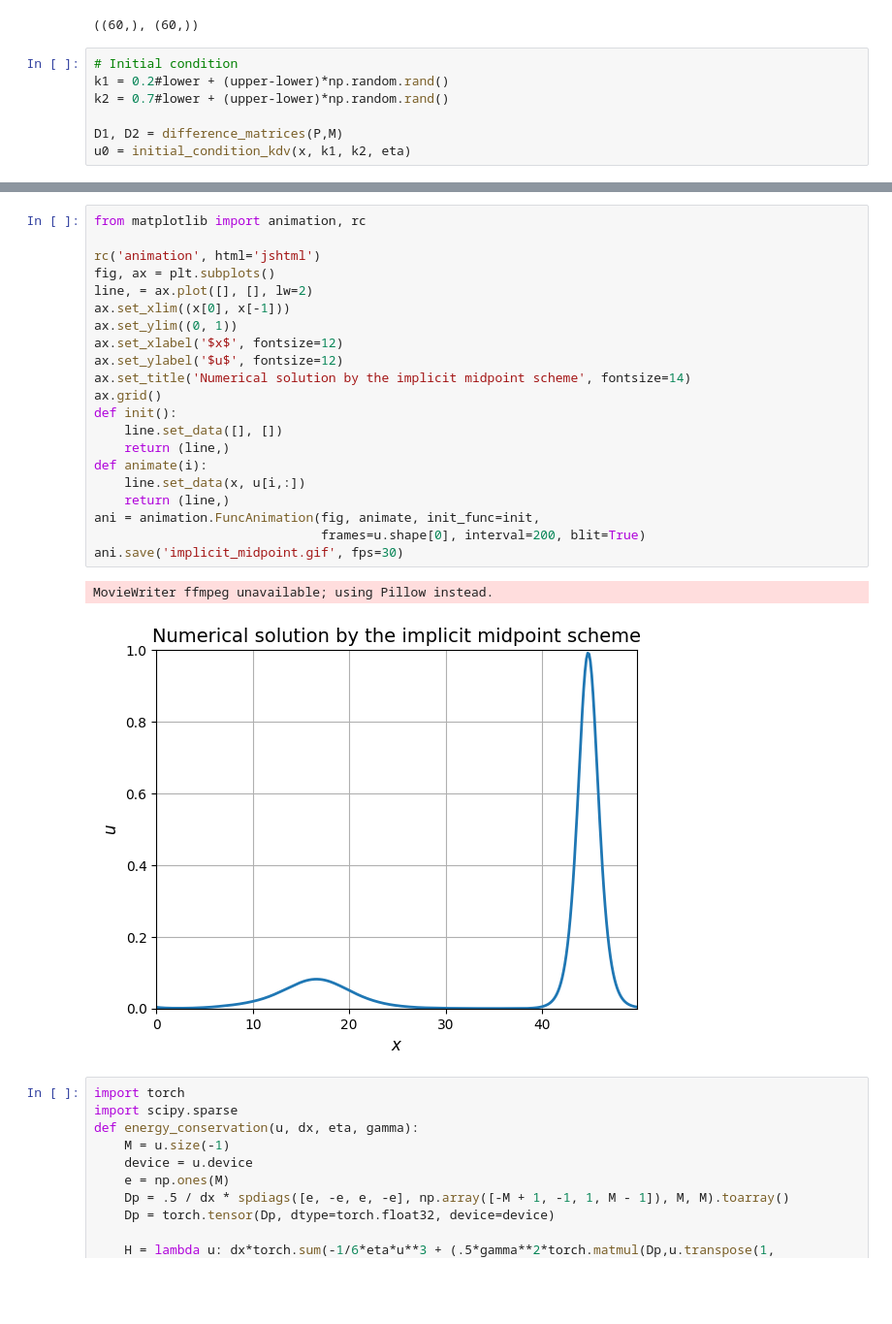
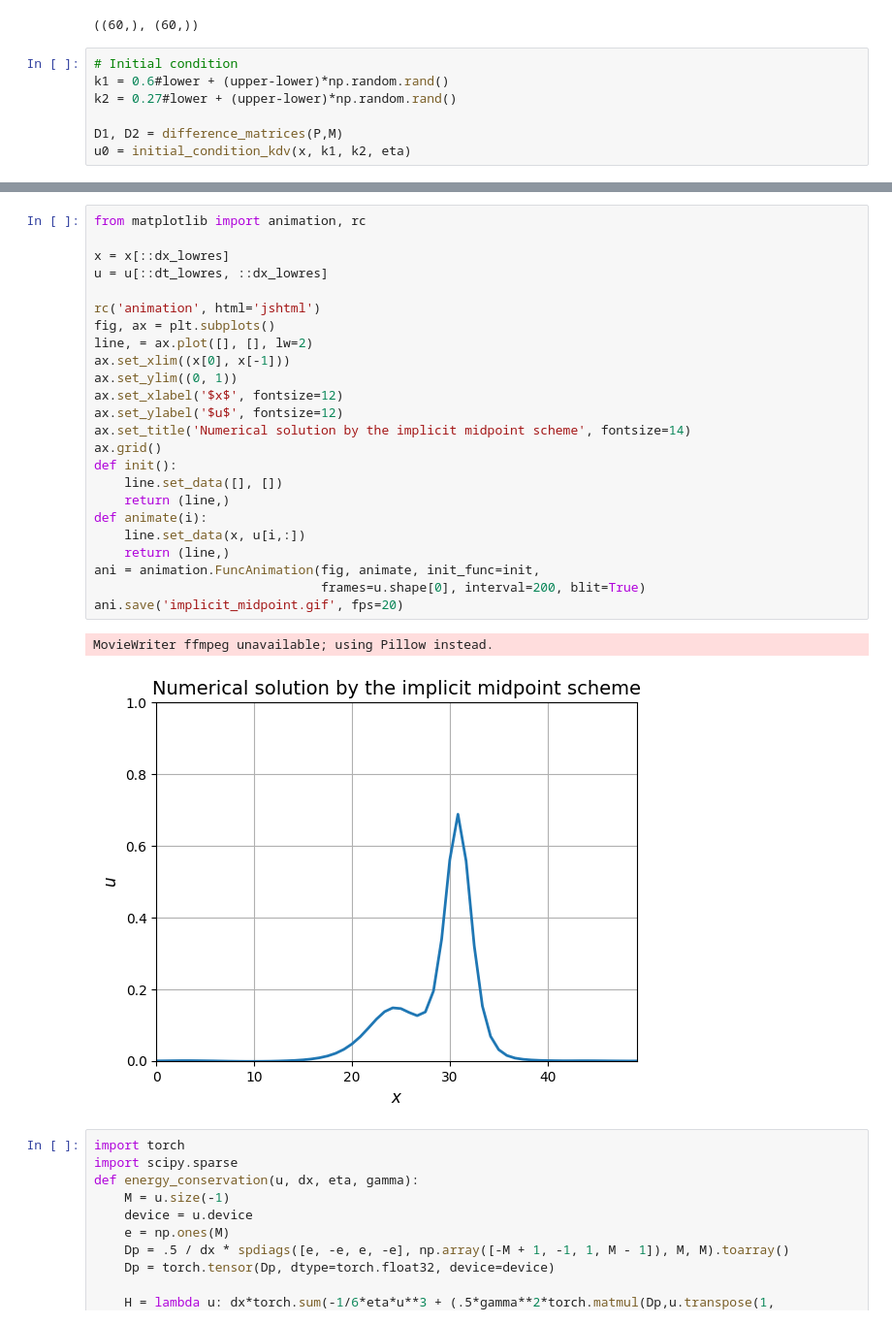
Before and after one commit to Kohmann/master-GAN, a Jupyter notebook: waveEquations/kdv_minimal.ipynb, the cells around one changed output, grey strips where cells are left out. Shown at 97% size. Saved outputs shown, nothing was run; the diff lists cells and outputs as text; blank space fills up the shorter version.

```diff
--- a/waveEquations/kdv_minimal.ipynb
+++ b/waveEquations/kdv_minimal.ipynb
@@ -112,8 +112,8 @@ dx_lowres = 6, dt_lowres = 6
 ((60,), (60,))
 # %%
 # Initial condition
-k1 = 0.2#lower + (upper-lower)*np.random.rand()
-k2 = 0.7#lower + (upper-lower)*np.random.rand()
+k1 = 0.6#lower + (upper-lower)*np.random.rand()
+k2 = 0.27#lower + (upper-lower)*np.random.rand()
 
 D1, D2 = difference_matrices(P,M)
 u0 = initial_condition_kdv(x, k1, k2, eta)
@@ -161,27 +161,30 @@ Wall time: 7.06 s
 # %%
 from matplotlib import animation, rc
+
+x = x[::dx_lowres]
+u = u[::dt_lowres, ::dx_lowres]
 
 rc('animation', html='jshtml')
 fig, ax = plt.subplots()
 line, = ax.plot([], [], lw=2)
 ax.set_xlim((x[0], x[-1]))
 ax.set_ylim((0, 1))
 ax.set_xlabel('$x$', fontsize=12)
 ax.set_ylabel('$u$', fontsize=12)
 ax.set_title('Numerical solution by the implicit midpoint scheme', fontsize=14)
 ax.grid()
 def init():
     line.set_data([], [])
     return (line,)
 def animate(i):
     line.set_data(x, u[i,:])
     return (line,)
 ani = animation.FuncAnimation(fig, animate, init_func=init,
                               frames=u.shape[0], interval=200, blit=True)
-ani.save('implicit_midpoint.gif', fps=30)
+ani.save('implicit_midpoint.gif', fps=20)
 # %% [output]
 MovieWriter ffmpeg unavailable; using Pillow instead.
-[figure, old version]
+[figure, new version]
 # %%
 import torch
 import scipy.sparse
```
Also changed, not shown: parts of 5 cells of this notebook, 2 other files.
